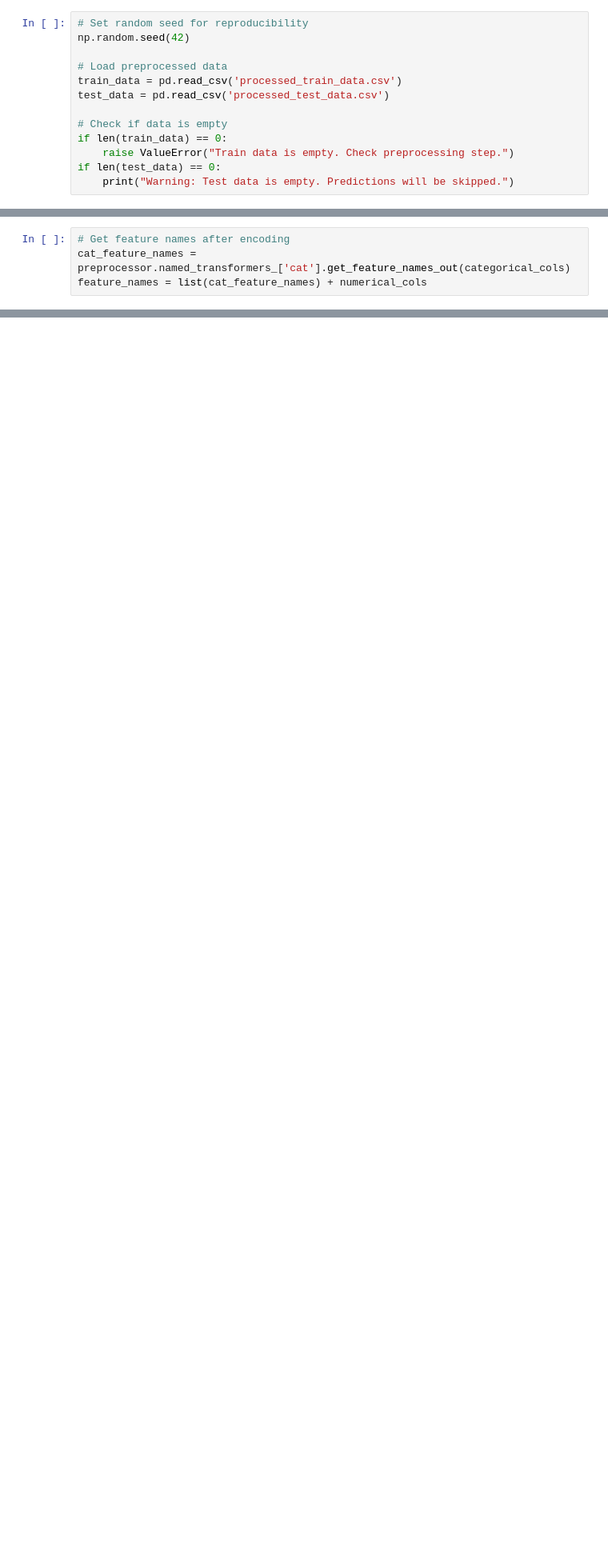
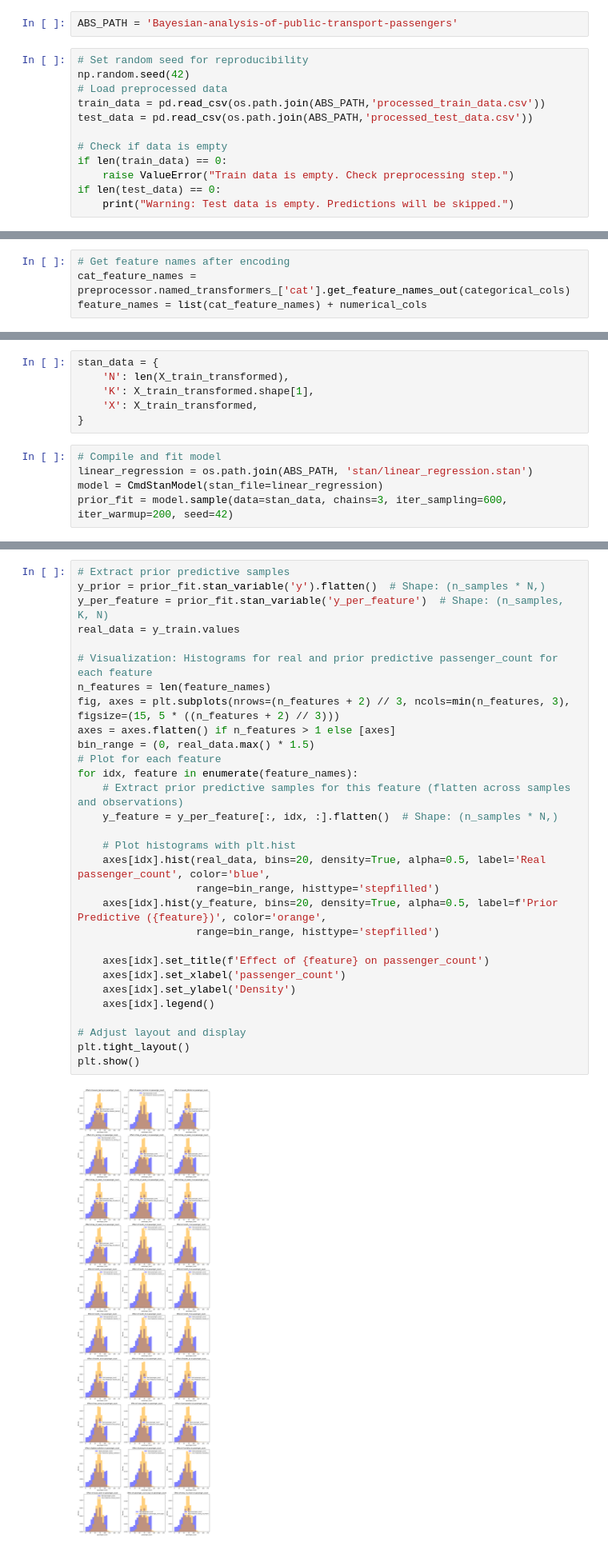
Before and after one commit to NorbertSzewczak/Bayesian-analysis-of-public-transport-passengers, a Jupyter notebook: model_1.ipynb, the cells around one changed output, grey strips where cells are left out. Shown: that part at 80% size. Drawn from its saved outputs; the diff is of its cells as text; blank space fills up the shorter version.

Commit message:
model_1 priors configuration

```diff
--- a/model_1.ipynb
+++ b/model_1.ipynb
@@ -11,10 +11,11 @@ import arviz as az
+# %%
+ABS_PATH = 'Bayesian-analysis-of-public-transport-passengers'
 # %%
 # Set random seed for reproducibility
 np.random.seed(42)
-
 # Load preprocessed data
-train_data = pd.read_csv('processed_train_data.csv')
-test_data = pd.read_csv('processed_test_data.csv')
+train_data = pd.read_csv(os.path.join(ABS_PATH,'processed_train_data.csv'))
+test_data = pd.read_csv(os.path.join(ABS_PATH,'processed_test_data.csv'))
 
 # Check if data is empty
 if len(train_data) == 0:
@@ -70,0 +52,11 @@ if len(X_train_transformed) > 0:
+# %%
+stan_data = {
+    'N': len(X_train_transformed),
+    'K': X_train_transformed.shape[1],
+    'X': X_train_transformed,
+}
+# %%
+# Compile and fit model
+linear_regression = os.path.join(ABS_PATH, 'stan/linear_regression.stan')
+model = CmdStanModel(stan_file=linear_regression)
+prior_fit = model.sample(data=stan_data, chains=3, iter_sampling=600, iter_warmup=200, seed=42)
@@ -70,0 +71,32 @@ if len(X_train_transformed) > 0:
+# %%
+# Extract prior predictive samples
+y_prior = prior_fit.stan_variable('y').flatten()  # Shape: (n_samples * N,)
+y_per_feature = prior_fit.stan_variable('y_per_feature')  # Shape: (n_samples, K, N)
+real_data = y_train.values
+
+# Visualization: Histograms for real and prior predictive passenger_count for each feature
+n_features = len(feature_names)
+fig, axes = plt.subplots(nrows=(n_features + 2) // 3, ncols=min(n_features, 3), figsize=(15, 5 * ((n_features + 2) // 3)))
+axes = axes.flatten() if n_features > 1 else [axes]
+bin_range = (0, real_data.max() * 1.5)
+# Plot for each feature
+for idx, feature in enumerate(feature_names):
+    # Extract prior predictive samples for this feature (flatten across samples and observations)
+    y_feature = y_per_feature[:, idx, :].flatten()  # Shape: (n_samples * N,)
+
+    # Plot histograms with plt.hist
+    axes[idx].hist(real_data, bins=20, density=True, alpha=0.5, label='Real passenger_count', color='blue',
+                   range=bin_range, histtype='stepfilled')
+    axes[idx].hist(y_feature, bins=20, density=True, alpha=0.5, label=f'Prior Predictive ({feature})', color='orange',
+                   range=bin_range, histtype='stepfilled')
+
+    axes[idx].set_title(f'Effect of {feature} on passenger_count')
+    axes[idx].set_xlabel('passenger_count')
+    axes[idx].set_ylabel('Density')
+    axes[idx].legend()
+
+# Adjust layout and display
+plt.tight_layout()
+plt.show()
+# %% [output]
+[figure, added]
```
Also changed, not shown: parts of 12 cells of this notebook, 3 other files.
